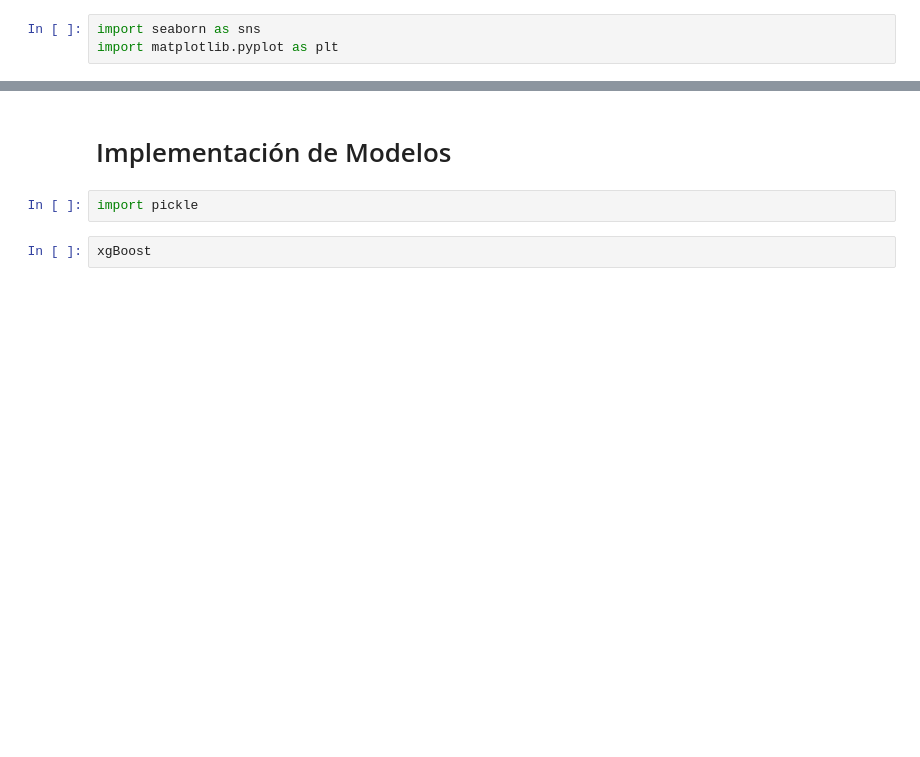
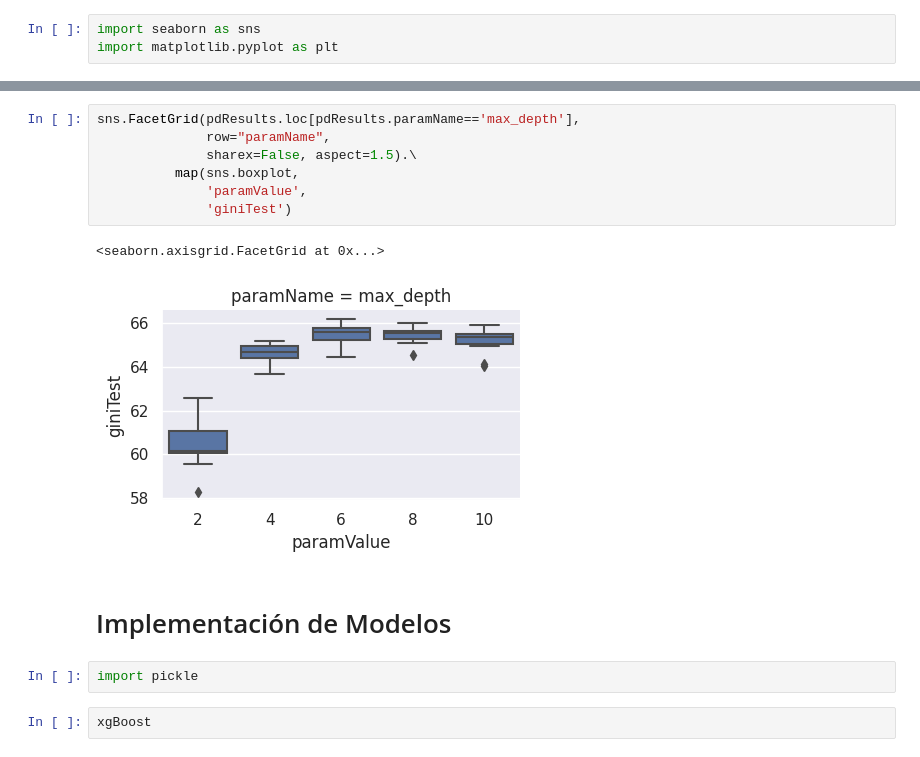
Before and after one commit to bran1233/curso-machine-learning, a Jupyter notebook: Python/Supervised_models/DecisionTrees_Boosting/Lab_Santander.ipynb, the cells around one changed output, grey strips where cells are left out. Drawn from its saved outputs; the diff is of its cells as text; blank space fills up the shorter version.

```diff
--- a/Python/Supervised_models/DecisionTrees_Boosting/Lab_Santander.ipynb
+++ b/Python/Supervised_models/DecisionTrees_Boosting/Lab_Santander.ipynb
@@ -1079,3 +1320,13 @@ sns.FacetGrid(pdResults.loc[pdResults.paramName=='max_depth'],
+# %%
+sns.FacetGrid(pdResults.loc[pdResults.paramName=='max_depth'],
+              row="paramName",
+              sharex=False, aspect=1.5).\
+          map(sns.boxplot,
+              'paramValue',
+              'giniTest')
+# %% [output]
+<seaborn.axisgrid.FacetGrid at 0x...>
+[figure, added]
 # %% [markdown]
 # Implementación de Modelos
 # %%
```
Also changed, not shown: parts of 33 cells of this notebook.
